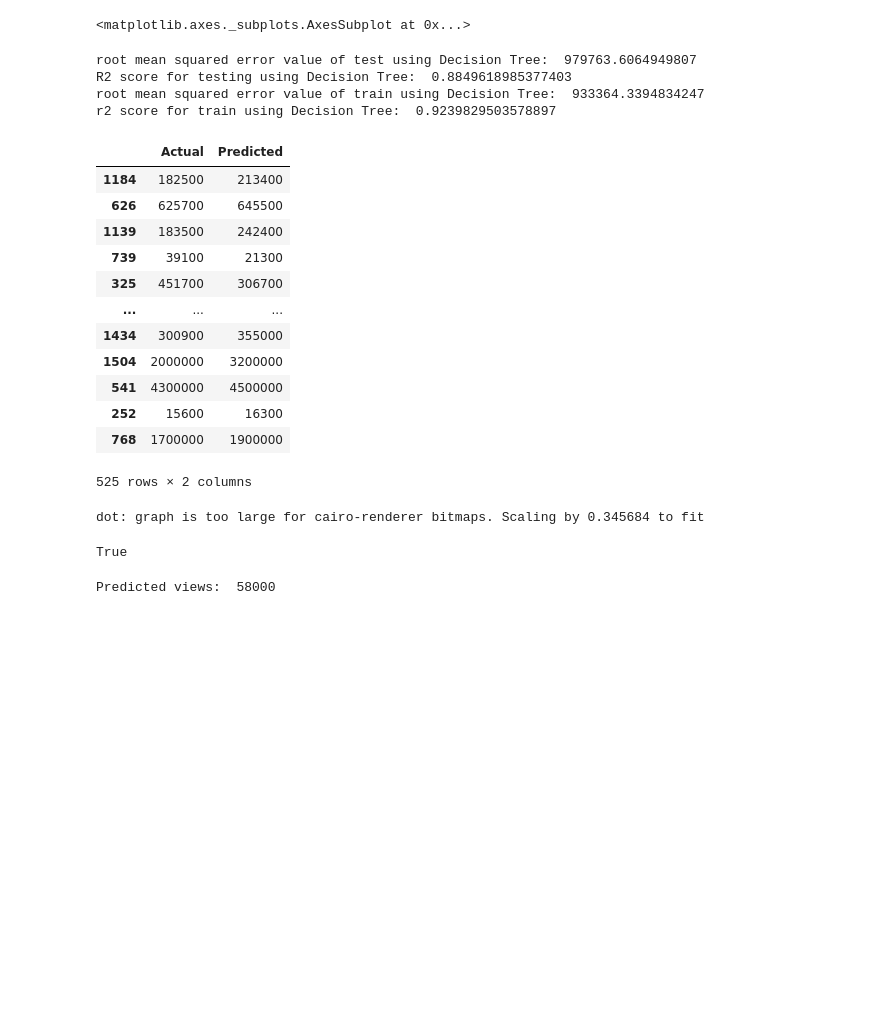
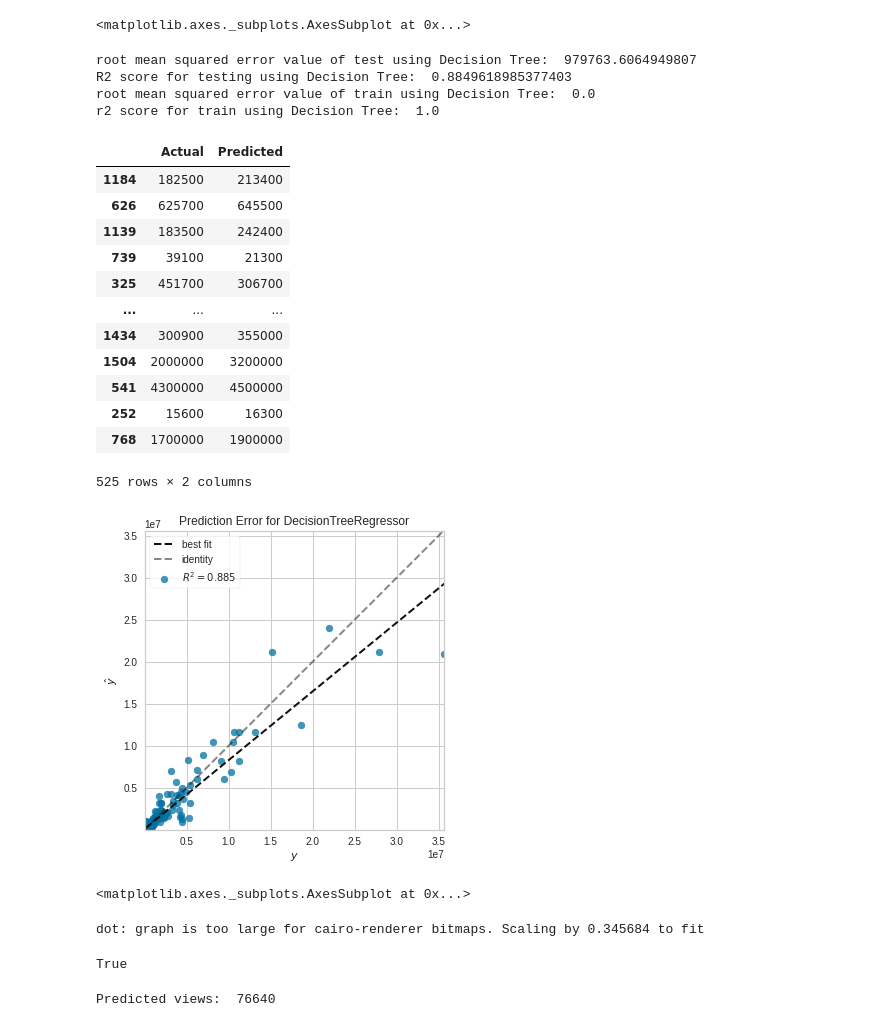
Before and after one commit to rainamra/TikTok-Indonesia-Statistics, a Jupyter notebook: FINALDATASCIENCE.ipynb, the cells around one changed output. Drawn from its saved outputs; the diff is of its cells as text; code cells hidden in the pictures; blank space fills up the shorter version.

```diff
--- a/FINALDATASCIENCE.ipynb
+++ b/FINALDATASCIENCE.ipynb
@@ -580,7 +579,7 @@ pred_DTR_test = DTR.predict(x_test)
 print("root mean squared error value of test using Decision Tree: ",np.sqrt(mean_squared_error(y_test,pred_DTR_test)))
 print("R2 score for testing using Decision Tree: ", r2_score(y_test,pred_DTR_test))
 
-pred_DTR_train= model_lasso.predict(x_train)
+pred_DTR_train= DTR.predict(x_train)
 print("root mean squared error value of train using Decision Tree: ",np.sqrt(mean_squared_error(y_train,pred_DTR_train)))
 print("r2 score for train using Decision Tree: ",r2_score(y_train, pred_DTR_train))
 df_DTR = pd.DataFrame({'Actual': y_test, 'Predicted': pred_DTR_test.astype(int)})
@@ -589,8 +588,8 @@ data_table.DataTable(df_DTR, include_index=False, num_rows_per_page=10)
 # %% [output]
 root mean squared error value of test using Decision Tree:  979763.6064949807
 R2 score for testing using Decision Tree:  0.8849618985377403
-root mean squared error value of train using Decision Tree:  933364.3394834247
-r2 score for train using Decision Tree:  0.9239829503578897
+root mean squared error value of train using Decision Tree:  0.0
+r2 score for train using Decision Tree:  1.0
 |  | Actual | Predicted |
 | 1184 | 182500 | 213400 |
 | 626 | 625700 | 645500 |
@@ -604,6 +603,14 @@ r2 score for train using Decision Tree:  0.9239829503578897
 | 252 | 15600 | 16300 |
 | 768 | 1700000 | 1900000 |
 525 rows × 2 columns
+# %%
+visualizer_DTR = PredictionError(DTR)
+visualizer_DTR.fit(x_train,y_train)
+visualizer_DTR.score(x_test,y_test)
+visualizer_DTR.poof()
+# %% [output]
+[figure, added]
+<matplotlib.axes._subplots.AxesSubplot at 0x...>
 # %%
 dot_data = tree.export_graphviz(DTR)
 pydot_graph = pydotplus.graph_from_dot_data(dot_data)
@@ -615,7 +622,7 @@ dot: graph is too large for cairo-renderer bitmaps. Scaling by 0.345684 to fit
 True
 # %%
 #THE ORDER OF THE INPUT IS LIKES, COMMENTS, SHARES
-y_pred = DTR.predict([[2500,1200,530]])
+y_pred = LR.predict([[2500,1200,530]])
 print("Predicted views: % d\n"% y_pred)
 # %% [output]
-Predicted views:  58000
+Predicted views:  76640
```
Also changed, not shown: parts of 5 cells of this notebook.
